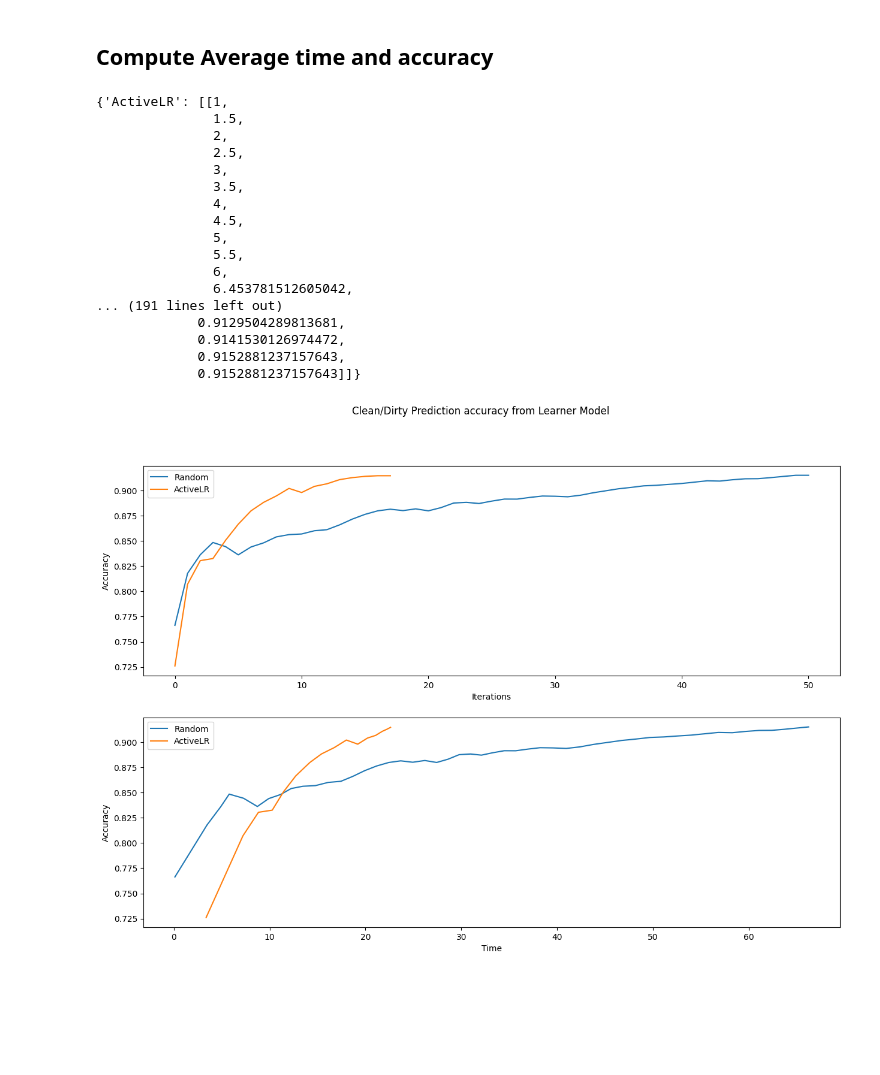
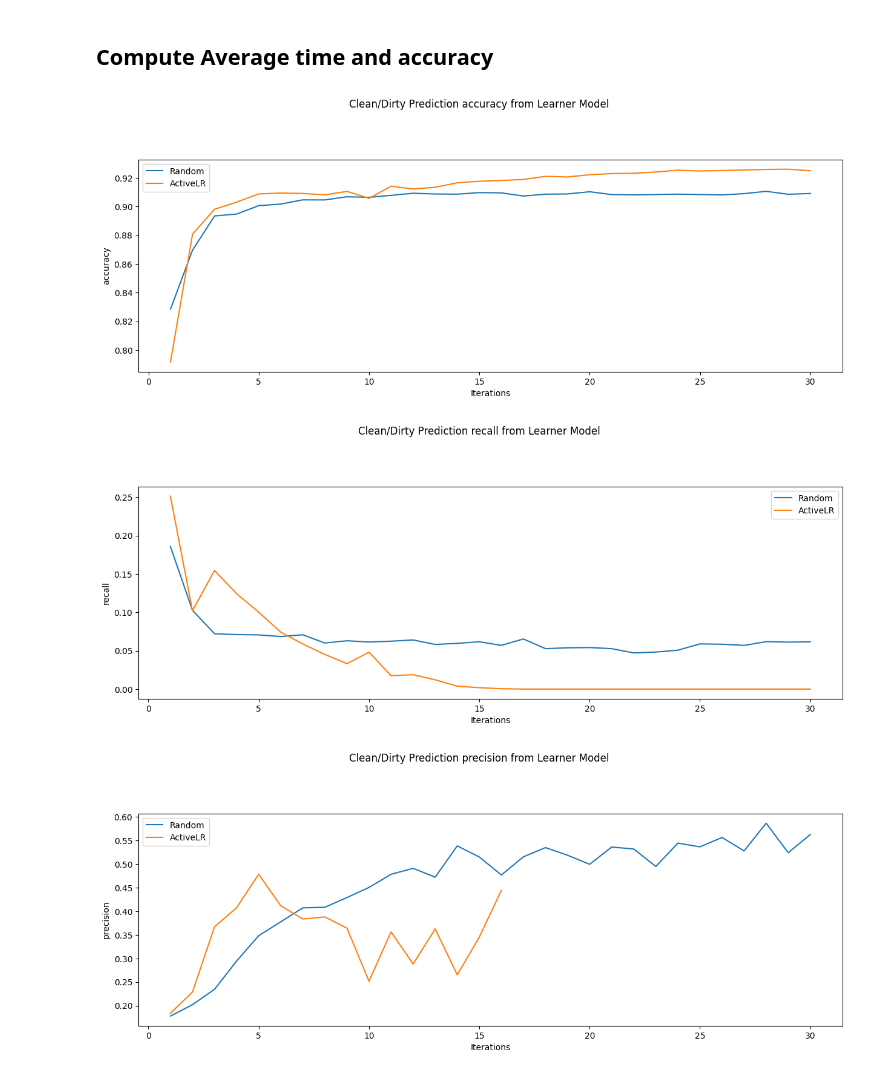
Before and after one commit to rajeshshrestha/exploratory-training-simulation, a Jupyter notebook: learner/plot_accuracies.ipynb, the cells around one changed output. Saved outputs shown, nothing was run; the diff lists cells and outputs as text; code cells hidden in the pictures; blank space fills up the shorter version.

Commit message:
- Compute all the metrics (accuracy, recall, precision, and f1) - Correct the computation of accuracy - Add learning oracle

```diff
--- a/learner/plot_accuracies.ipynb
+++ b/learner/plot_accuracies.ipynb
@@ -76,20 +112,0 @@ for sampling_type in ['Random', 'ActiveLR']:
-# %%
-pprint(average_dict)
-# %% [output]
-{'ActiveLR': [[1,
-               1.5,
-               2,
-               2.5,
-               3,
-               3.5,
-               4,
-               4.5,
-               5,
-               5.5,
-               6,
-               6.453781512605042,
-... (191 lines left out)
-             0.9129504289813681,
-             0.9141530126974472,
-             0.9152881237157643,
-             0.9152881237157643]]}
@@ -96,18 +115,23 @@ pprint(average_dict)
 # %%
-plt.figure(figsize=(15,10))
-plt.subplot(2,1,1)
-plt.plot(average_dict['Random'][2], label='Random')
-plt.plot(average_dict['ActiveLR'][2], label='ActiveLR')
-plt.xlabel('Iterations')
-plt.ylabel('Accuracy')
-plt.legend()
-plt.subplot(2,1,2)
-plt.plot(average_dict['Random'][1], average_dict['Random'][2], label='Random')
-plt.plot(average_dict['ActiveLR'][1], average_dict['ActiveLR'][2], label='ActiveLR')
-plt.xlabel('Time')
-plt.ylabel('Accuracy')
-plt.suptitle("Clean/Dirty Prediction accuracy from Learner Model")
-plt.legend()
-plt.show()
+for metric in ['accuracy', 'recall', 'precision', 'f1']:
+    plt.figure(figsize=(15,10))
+    plt.subplot(2,1,1)
+    plt.plot(average_dict['Random'][f'iter_{metric}'][0], average_dict['Random'][f'iter_{metric}'][2], label='Random')
+    plt.plot(average_dict['ActiveLR'][f'iter_{metric}'][0], average_dict['ActiveLR'][f'iter_{metric}'][2], label='ActiveLR')
+    # plt.ylim(0,1)
+    plt.xlabel('Iterations')
+    plt.ylabel(metric)
+    plt.legend()
+    # plt.subplot(2,1,2)
+    # plt.plot(average_dict['Random'][f'iter_{metric}'][1], average_dict['Random'][f'iter_{metric}'][2], label='Random')
+    # plt.plot(average_dict['ActiveLR'][f'iter_{metric}'][1], average_dict['ActiveLR'][f'iter_{metric}'][2], label='ActiveLR')
+    # plt.ylim(0,1)
+    # plt.xlabel('Time')
+    # plt.ylabel(metric)
+    # plt.legend()
+    plt.suptitle(f"Clean/Dirty Prediction {metric} from Learner Model")
+    plt.show()
 # %% [output]
-[figure, old version]
+[figure, new version]
+[figure, added]
+[figure, added]
```
Also changed, not shown: parts of 7 cells of this notebook, 8 other files.
